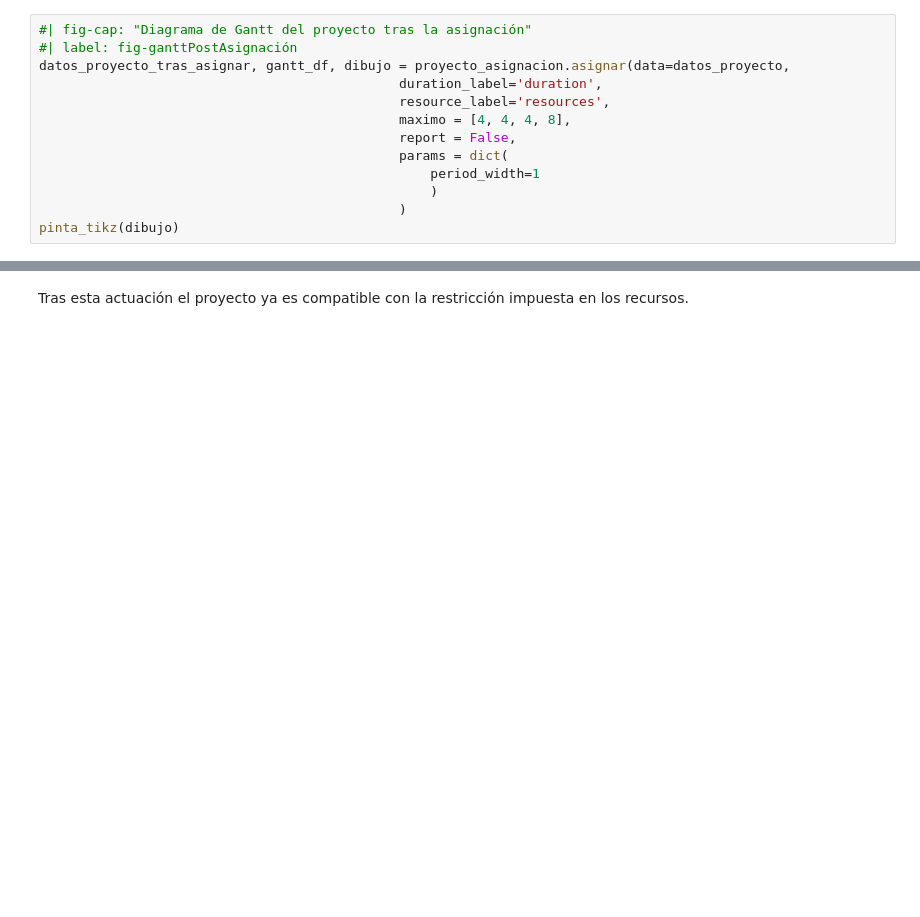
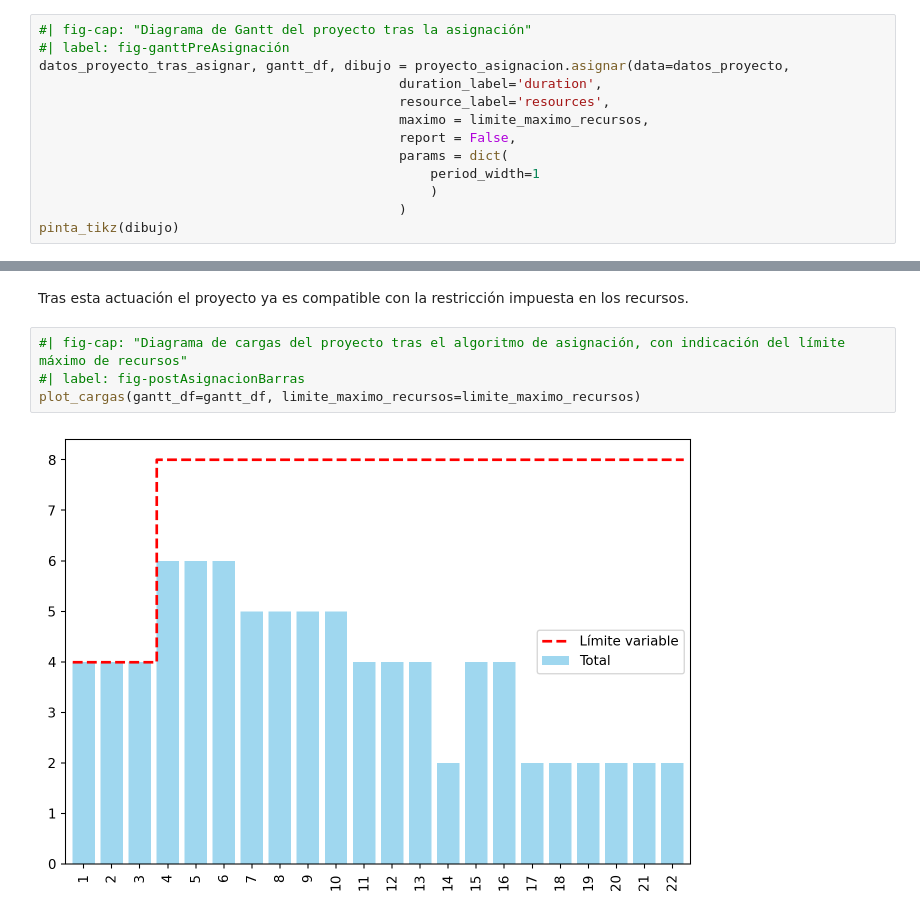
Before and after one commit to mcasl/pmULE, a Jupyter notebook: notebooks/Ejercicio_03.ipynb, the cells around one changed output, grey strips where cells are left out. Cells and saved outputs as stored; diff of their text form; blank space fills up the shorter version.

```diff
--- a/notebooks/Ejercicio_03.ipynb
+++ b/notebooks/Ejercicio_03.ipynb
@@ -488,11 +494,11 @@ pinta_tikz(dibujo)
 A continuación se ejecuta el algoritmo de asignación.
 # %%
 #| fig-cap: "Diagrama de Gantt del proyecto tras la asignación"
-#| label: fig-ganttPostAsignación
+#| label: fig-ganttPreAsignación
 datos_proyecto_tras_asignar, gantt_df, dibujo = proyecto_asignacion.asignar(data=datos_proyecto,
                                               duration_label='duration',
                                               resource_label='resources',
-                                              maximo = [4, 4, 4, 8],
+                                              maximo = limite_maximo_recursos,
                                               report = False,
                                               params = dict(
                                                   period_width=1
@@ -503,3 +509,9 @@ pinta_tikz(dibujo)
 [drawing not drawn]
 # %% [markdown]
 Tras esta actuación el proyecto ya es compatible con la restricción impuesta en los recursos.
+# %%
+#| fig-cap: "Diagrama de cargas del proyecto tras el algoritmo de asignación, con indicación del límite máximo de recursos"
+#| label: fig-postAsignacionBarras
+plot_cargas(gantt_df=gantt_df, limite_maximo_recursos=limite_maximo_recursos)
+# %% [output]
+[figure, added]
```
Also changed, not shown: parts of 1 cell of this notebook, 1 other file.
